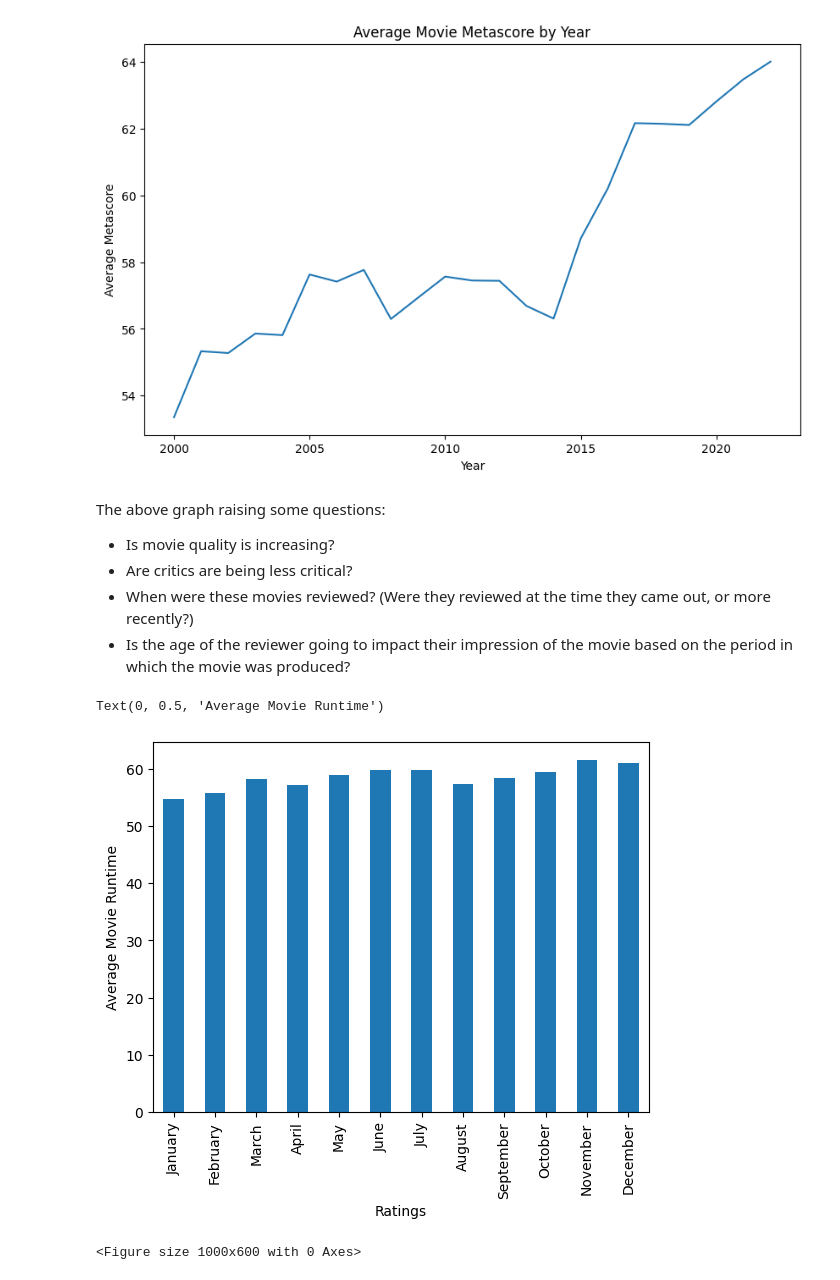
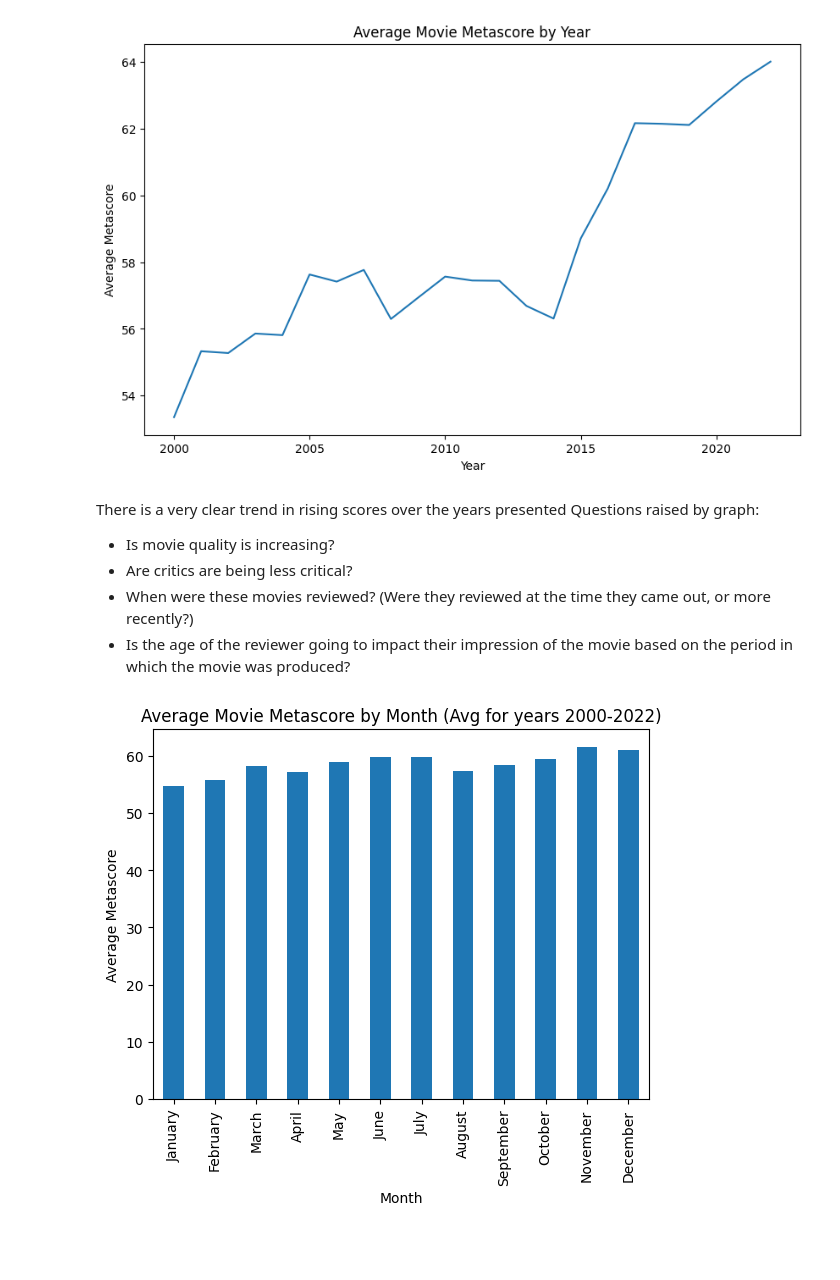
Before and after one commit to stuartketcham/DA320-Midterm, a Jupyter notebook: KetchamStuart-MetacriticGraphs.ipynb, the cells around one changed output. Cells and saved outputs as stored; diff of their text form; code cells hidden in the pictures; blank space fills up the shorter version.

```diff
--- a/KetchamStuart-MetacriticGraphs.ipynb
+++ b/KetchamStuart-MetacriticGraphs.ipynb
@@ -62,32 +62,32 @@ plt.plot(metacritic_GroupByYear['metascore'])
 [<matplotlib.lines.Line2D at 0x...>]
 [figure]
 # %% [markdown]
-The above graph raising some questions:
+There is a very clear trend in rising scores over the years presented
+Questions raised by graph:
 - Is movie quality is increasing?
 - Are critics are being less critical?
 - When were these movies reviewed? (Were they reviewed at the time they came out, or more recently?)
 - Is the age of the reviewer going to impact their impression of the movie based on the period in which the movie was produced?
 # %%
+#For ordering in calendar order.  Method: https://stackoverflow.com/questions/65044978/how-do-i-sort-bar-chart-by-month-names
 months = ['January', 'February', 'March', 'April',
           'May', 'June', 'July', 'August',
           'September', 'October', 'November', 'December']
 
 
 result = metacritic.groupby('month_name').agg({'metascore': ['mean']}).reindex(months)
 
-
 # Plot a bar chart using the DF
 ax = result.plot(kind="bar")
+
+# displaying the title
+plt.title("Average Movie Metascore by Month (Avg for years 2000-2022)")
+
+# Change the axes labels
+ax.set_xlabel("Month")
+ax.set_ylabel("Average Metascore")
+
+#Remove the legend
 ax.get_legend().remove()
-# Get a Matplotlib figure from the axes object for formatting purposes
-
-fig = ax.get_figure()
-# Change the plot dimensions (width, height)
-fig = plt.figure(figsize=(10, 6))
-# Change the axes labels
-ax.set_xlabel("Ratings")
-ax.set_ylabel("Average Movie Runtime")
 # %% [output]
-Text(0, 0.5, 'Average Movie Runtime')
-[figure, old version]
+[figure, new version]
-<Figure size 1000x600 with 0 Axes>
```
Also changed, not shown: parts of 2 cells of this notebook.
